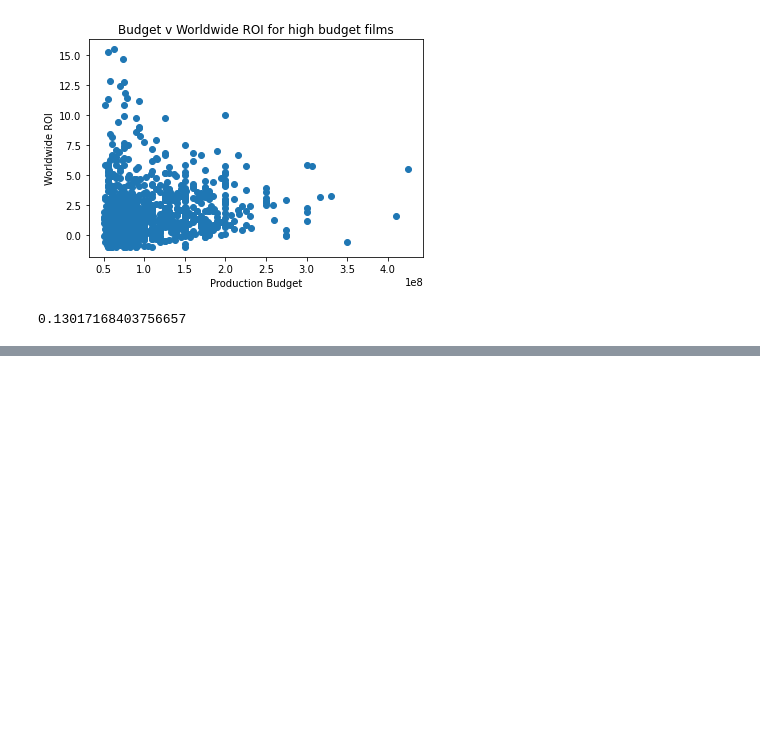
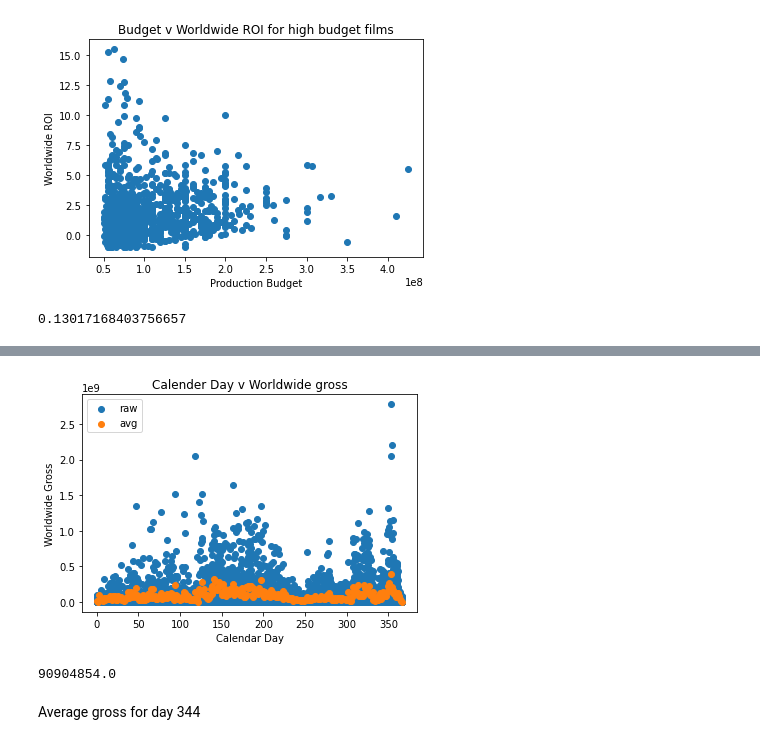
Before and after one commit to mitchallison2/Microsoft-Movie-Project, a Jupyter notebook: Matt's_Workbook.ipynb, the cells around one changed output, grey strips where cells are left out. Saved outputs shown, nothing was run; the diff lists cells and outputs as text; code cells hidden in the pictures; blank space fills up the shorter version.

```diff
--- a/Matt's_Workbook.ipynb
+++ b/Matt's_Workbook.ipynb
@@ -177,6 +177,4 @@ TheNumbers['domestic_roi'] = TheNumbers['domestic_profit'] / TheNumbers['product
 #makes sense to use value below as ROI
 TheNumbers['worldwide_roi'] = TheNumbers['worldwide_profit'] / TheNumbers['production_budget']
 # %%
-TheNumbers['calendar_day'] = TheNumbers['release_date'].astype(str)
+TheNumbers['calendar_day'] = TheNumbers['release_date'].astype(str).str.strip().str[-5:]
-# %%
-TheNumbers['calendar_day'][0] = TheNumbers['calendar_day'][0][-5:]
@@ -185,9 +210,2 @@ TheNumbers['calendar_day'][0] = TheNumbers['calendar_day'][0][-5:]
 # %%
-pd.options.mode.chained_assignment = None  # default='warn'
-
-for date in TheNumbers['calendar_day']:
-    TheNumbers['calendar_day'][date] = TheNumbers['calendar_day'][date][-5:]
-
-    df.loc[df.A > 5, 'B']
-
-#[TheNumbers['calendar_day'][date][-5:] for TheNumbers['calendar_day'][date] in TheNumbers['calendar_day'] ]
+TheNumbers['release_day_num'] = getdaynum(TheNumbers['calendar_day'])
@@ -703,0 +737,23 @@ high_bucket['production_budget'].corr(high_bucket['worldwide_roi'])
+# %%
+fig, ax = plt.subplots()
+
+plt.scatter(TheNumbers['release_day_num'], TheNumbers['worldwide_gross'], label='raw')
+plt.scatter(range(1,367), avg_gross_by_day_list, label='avg')
+
+ax.set_xlabel('Calendar Day')
+ax.set_ylabel('Worldwide Gross')
+
+# Add a title for the plot
+ax.set_title('Calender Day v Worldwide gross')
+
+# Add a legend to the plot with legend() in lower right corner
+plt.legend(loc='upper left')
+plt.show()
+# %% [output]
+[figure, added]
+# %%
+TheNumbers.loc[TheNumbers['release_day_num'] == 344]['worldwide_gross'].sum()/len(TheNumbers.loc[TheNumbers['release_day_num'] == 344])
+# %% [output]
+90904854.0
+# %% [markdown]
+Average gross for day 344
```
Also changed, not shown: parts of 9 cells of this notebook.
